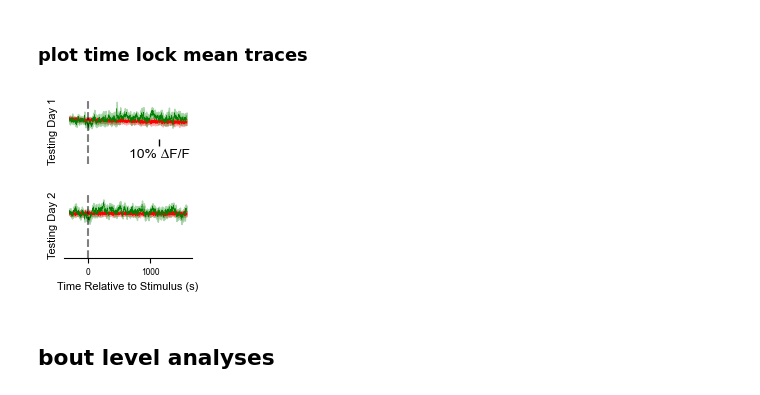
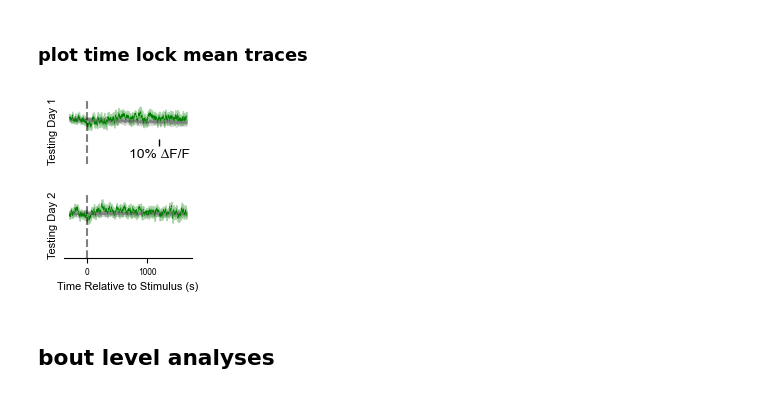
Before and after one commit to nathanielnyema/fnc_agrp_project, a Jupyter notebook: analysis/photometry/fnc_phot_analysis.ipynb, the cells around one changed output. Saved outputs shown, nothing was run; the diff lists cells and outputs as text; code cells hidden in the pictures.

```diff
--- a/analysis/photometry/fnc_phot_analysis.ipynb
+++ b/analysis/photometry/fnc_phot_analysis.ipynb
@@ -1008,0 +1011,2 @@ with pd.ExcelWriter(os.path.join(stat_save_loc,'train_stats.xlsx')) as writer:
+# %%
+nbins = 3
@@ -1008,0 +1199,21 @@ with pd.ExcelWriter(os.path.join(stat_save_loc,'train_stats.xlsx')) as writer:
+# %%
+tmp2 = tmp.groupby(['day','cs','mouse','time','norm_event']).df.mean()
+tmp2 = tmp2.reset_index('norm_event')
+tmp2['event'] = tmp2['norm_event'].astype(str)
+tmp2 = tmp2.set_index('event', append=True).df
+tmp2 = tmp2.unstack('time')
+tmp2 = bin_peri_bout(tmp2,1).stack().rename("df").reset_index()
+tmp2['phase'] = pd.cut(tmp2.event.astype(float), bins=nbins).astype(str)
+d1 = tmp2.loc[tmp2.day ==1]
+d3 = tmp2.loc[tmp2.day ==3]
+# %%
+%%R -i d1 -i d3 -o d1_anova_ind -o d1_model_ind -o d3_anova_ind -o d3_model_ind
+m <- lmer('df ~ 1 +  factor(cs)*bs(bins, df=8, degree=3)*factor(phase)+ (1 + bs(bins, df=8, degree=3)|mouse)', data = d1)
+d1_model_ind <- as.data.frame(summary(m)$coefficients)
+qqnorm(residuals(m))
+d1_anova_ind <- anova(m)
+
+m <- lmer('df ~ 1 +  factor(cs)*bs(bins, df=8, degree=3)*factor(phase)+ (1 + bs(bins, df=8, degree=3)|mouse)', data = d3)
+d3_model_ind <- as.data.frame(summary(m)$coefficients)
+qqnorm(residuals(m))
+d3_anova_ind <- anova(m)
@@ -1008,0 +1226,16 @@ with pd.ExcelWriter(os.path.join(stat_save_loc,'train_stats.xlsx')) as writer:
+# %%
+within_sess_stats = {
+    'd1_anova': d1_anova_ind,
+    'd1_model': d1_model_ind,
+    'd3_anova': d3_anova_ind,
+    'd3_model': d3_model_ind,
+}
+
+display(d1_anova_ind)
+display(d1_model_ind)
+display(d3_anova_ind)
+display(d3_model_ind)
+
+with pd.ExcelWriter(os.path.join(stat_save_loc,'within_sess_train_stats.xlsx')) as writer:
+    for k,v in within_sess_stats.items():
+        v.to_excel(writer, sheet_name=k)
@@ -1026,37 +1406,40 @@ successful
 # %% [markdown]
 ### plot time lock mean traces
 # %%
+first_lick_test = time_lock_lick(testing, 0)
+
 # create subplot
 fig, ax = plt.subplots(2,1, figsize = (2,2.5))
 # plot the traces
-first_lick_test.plot_both(ax = ax, show = False, linewidth=0.3)
+first_lick_test.plot_both(ax = ax, show = False, linewidth=0.2, c405 = 'gray')
 vertbar = AnchoredSizeBar(ax[1].transData,
                            1, '10% ∆F/F', 'lower right',
                            pad=.1,
                            color='black',
                            frameon=False,
                            size_vertical=.1)
 ax[0].add_artist(vertbar)
 
 # format the plots
 ax[0].tick_params(left=False,labelleft=False, bottom = False, labelbottom = False)
 ax[1].tick_params(left=False,labelleft=False)
 for i in ax[1].get_xticklabels():
     i.set_fontsize(6)
 sns.despine(ax = ax[0], left = True, bottom = True)
 sns.despine(ax = ax[1], left = True)
 ax[1].set_ylabel("Testing Day 2", fontsize=8)
 ax[1].set_title("")
 ax[1].set_ylim(-.6,.3)
 ax[0].set_ylabel("Testing Day 1", fontsize=8)
 ax[0].set_title("")
 ax[0].set_ylim(-.6,.3)
 ax[1].xaxis.label.set_fontsize(8)
 fig.tight_layout(pad = 2.)
+
 fig.savefig(os.path.join(first_lick_test_pdfs, 'full_trace.pdf'))
 fig.savefig(os.path.join(first_lick_test_svgs, 'full_trace.svg'))
 # %% [output]
-[figure, old version]
+[figure, new version]
 # %% [markdown]
 ## bout level analyses
 # %%
```
Also changed, not shown: parts of 40 cells of this notebook, 6 other files.
